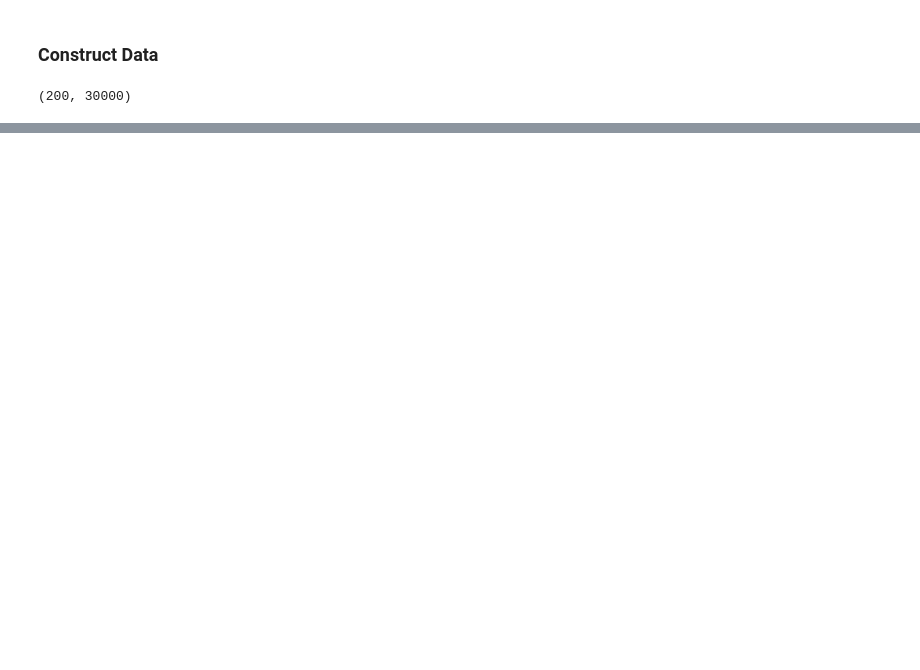
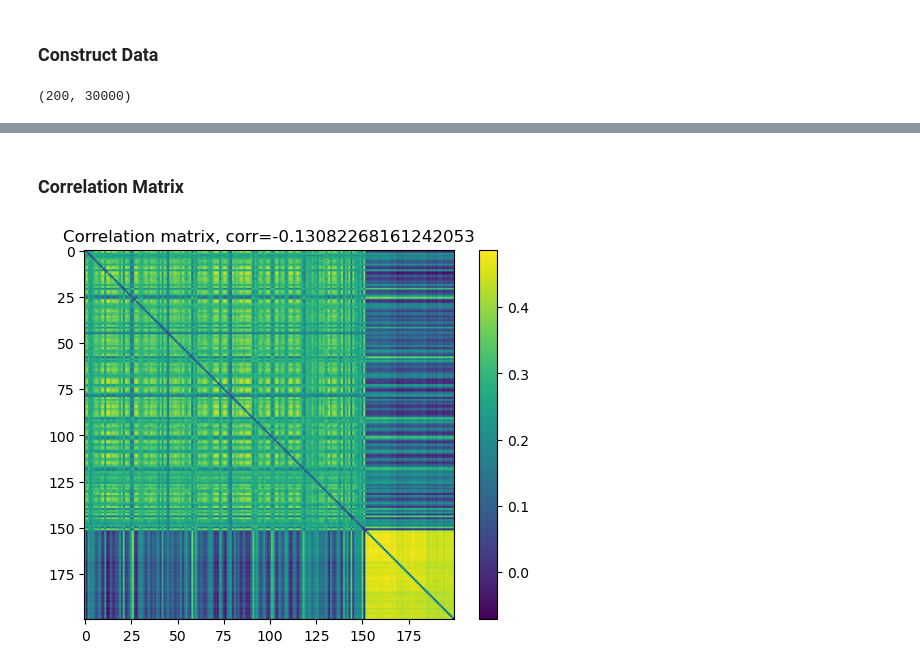
Before and after one commit to wuweizhang0723/func2graph, a Jupyter notebook: notebook/check_data/simulation_data.ipynb, the cells around one changed output, grey strips where cells are left out. Saved outputs shown, nothing was run; the diff lists cells and outputs as text; code cells hidden in the pictures; blank space fills up the shorter version.

```diff
--- a/notebook/check_data/simulation_data.ipynb
+++ b/notebook/check_data/simulation_data.ipynb
@@ -161,0 +152,12 @@ torch.Size([32, 10, 200])
+# %% [markdown]
+### Correlation Matrix
+# %%
+corr_matrix = baselines.get_activity_correlation_matrix(activity=result)
+corr = np.corrcoef(corr_matrix.flatten(), weight_matrix.detach().numpy().flatten())[0, 1]
+
+plt.imshow(corr_matrix)
+plt.title("Correlation matrix, corr=" + str(corr))
+plt.colorbar()
+plt.show()
+# %% [output]
+[figure, added]
```
Also changed, not shown: parts of 10 cells of this notebook, 3 other files.
